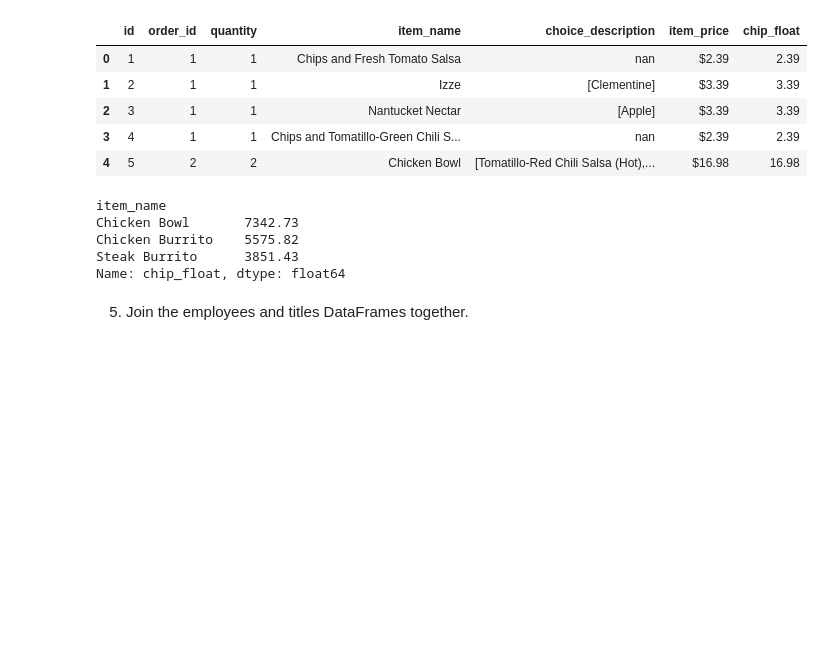
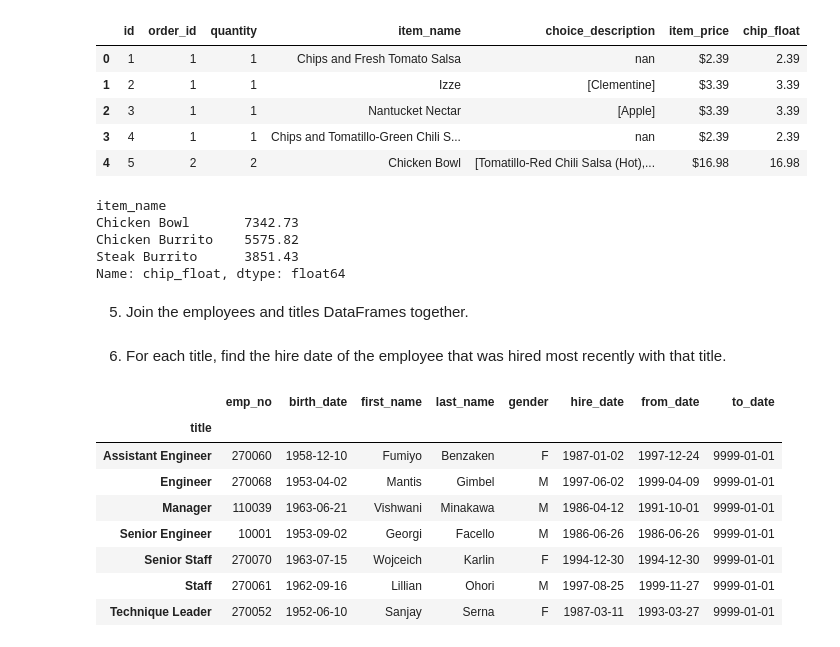
Before and after one commit to eelysee/numpy_pandas_visualization_exercises, a Jupyter notebook: advanced_dataframes_3.ipynb, the cells around one changed output. Saved outputs shown, nothing was run; the diff lists cells and outputs as text; code cells hidden in the pictures; blank space fills up the shorter version.

```diff
--- a/advanced_dataframes_3.ipynb
+++ b/advanced_dataframes_3.ipynb
@@ -146,6 +146,24 @@ titles_query = '''
               SELECT *
               FROM titles
               '''
+# %%
+engine2 = create_engine(get_connection('employees'))
 # %%
-employees = pd.read_sql(text(employees_query), engine.connect())
-titles_query = pd.read_sql(text(roles   _query), engine.connect())
+employees = pd.read_sql(text(employees_query), engine2.connect())
+titles = pd.read_sql(text(titles_query), engine2.connect())
+# %%
+emp_titles = employees.merge(titles, how = 'left' , left_on = 'emp_no' , right_on = 'emp_no')
+# %% [markdown]
+6. For each title, find the hire date of the employee that was hired most recently with that title.
+# %%
+emp_titles.sort_values('to_date', ascending=False).groupby('title').first()
+# %% [output]
+|  | emp_no | birth_date | first_name | last_name | gender | hire_date | from_date | to_date |
+| title |  |  |  |  |  |  |  |  |
+| Assistant Engineer | 270060 | 1958-12-10 | Fumiyo | Benzaken | F | 1987-01-02 | 1997-12-24 | 9999-01-01 |
+| Engineer | 270068 | 1953-04-02 | Mantis | Gimbel | M | 1997-06-02 | 1999-04-09 | 9999-01-01 |
+| Manager | 110039 | 1963-06-21 | Vishwani | Minakawa | M | 1986-04-12 | 1991-10-01 | 9999-01-01 |
+| Senior Engineer | 10001 | 1953-09-02 | Georgi | Facello | M | 1986-06-26 | 1986-06-26 | 9999-01-01 |
+| Senior Staff | 270070 | 1963-07-15 | Wojceich | Karlin | F | 1994-12-30 | 1994-12-30 | 9999-01-01 |
+| Staff | 270061 | 1962-09-16 | Lillian | Ohori | M | 1997-08-25 | 1999-11-27 | 9999-01-01 |
+| Technique Leader | 270052 | 1952-06-10 | Sanjay | Serna | F | 1987-03-11 | 1993-03-27 | 9999-01-01 |
```
Also changed, not shown: parts of 8 cells of this notebook.
